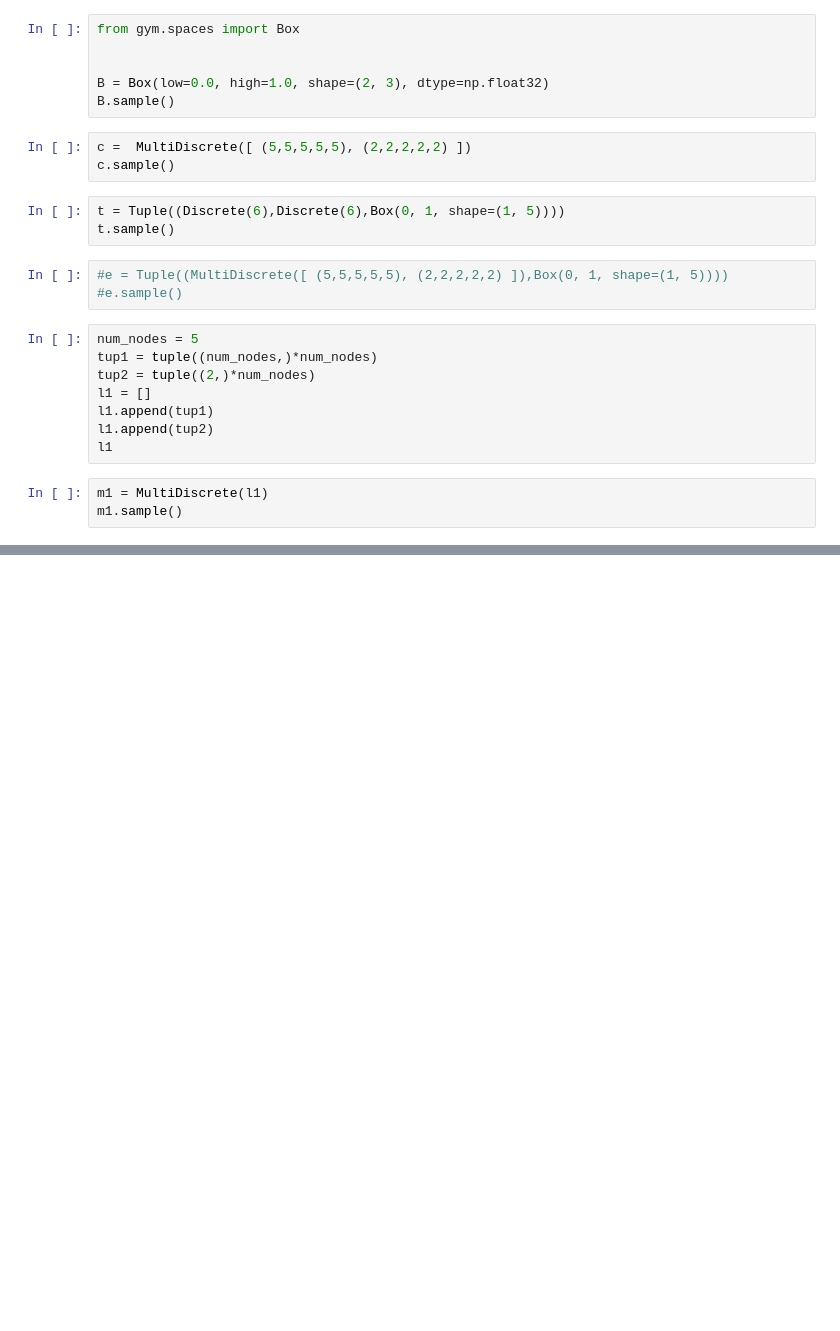
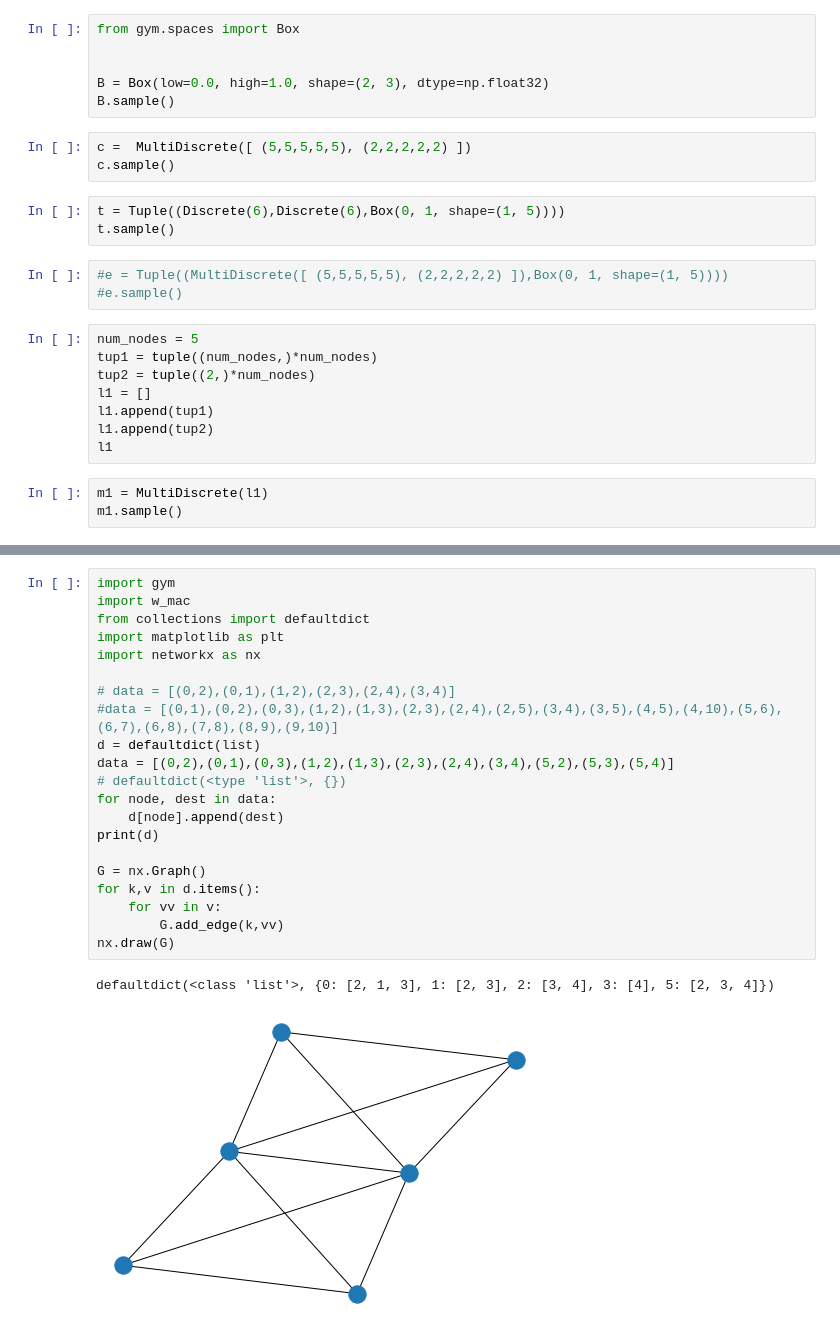
Before and after one commit to mlchethanupb/myworks, a Jupyter notebook: wireless/code/phase_one/SDN_IOT/w-mac/agents/Trail.ipynb, the cells around one changed output, grey strips where cells are left out. Saved outputs shown, nothing was run; the diff lists cells and outputs as text; blank space fills up the shorter version.

```diff
--- a/wireless/code/phase_one/SDN_IOT/w-mac/agents/Trail.ipynb
+++ b/wireless/code/phase_one/SDN_IOT/w-mac/agents/Trail.ipynb
@@ -175,0 +139,24 @@ for node in queues.values():
+# %%
+import gym
+import w_mac
+from collections import defaultdict
+import matplotlib as plt
+import networkx as nx
+
+# data = [(0,2),(0,1),(1,2),(2,3),(2,4),(3,4)]
+#data = [(0,1),(0,2),(0,3),(1,2),(1,3),(2,3),(2,4),(2,5),(3,4),(3,5),(4,5),(4,10),(5,6),(6,7),(6,8),(7,8),(8,9),(9,10)]
+d = defaultdict(list)
+data = [(0,2),(0,1),(0,3),(1,2),(1,3),(2,3),(2,4),(3,4),(5,2),(5,3),(5,4)]
+# defaultdict(<type 'list'>, {})
+for node, dest in data:
+    d[node].append(dest)
+print(d)
+
+G = nx.Graph()
+for k,v in d.items():
+    for vv in v:
+        G.add_edge(k,vv)
+nx.draw(G)
+# %% [output]
+defaultdict(<class 'list'>, {0: [2, 1, 3], 1: [2, 3], 2: [3, 4], 3: [4], 5: [2, 3, 4]})
+[figure, added]
```
Also changed, not shown: parts of 12 cells of this notebook, 10 other files.
